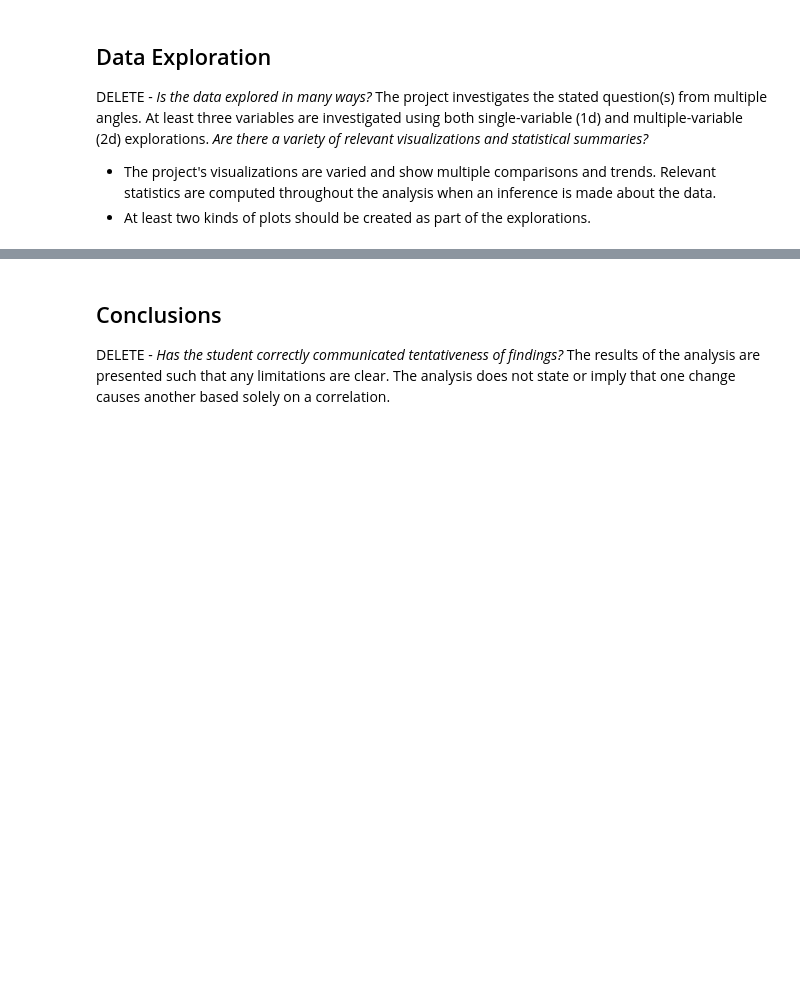
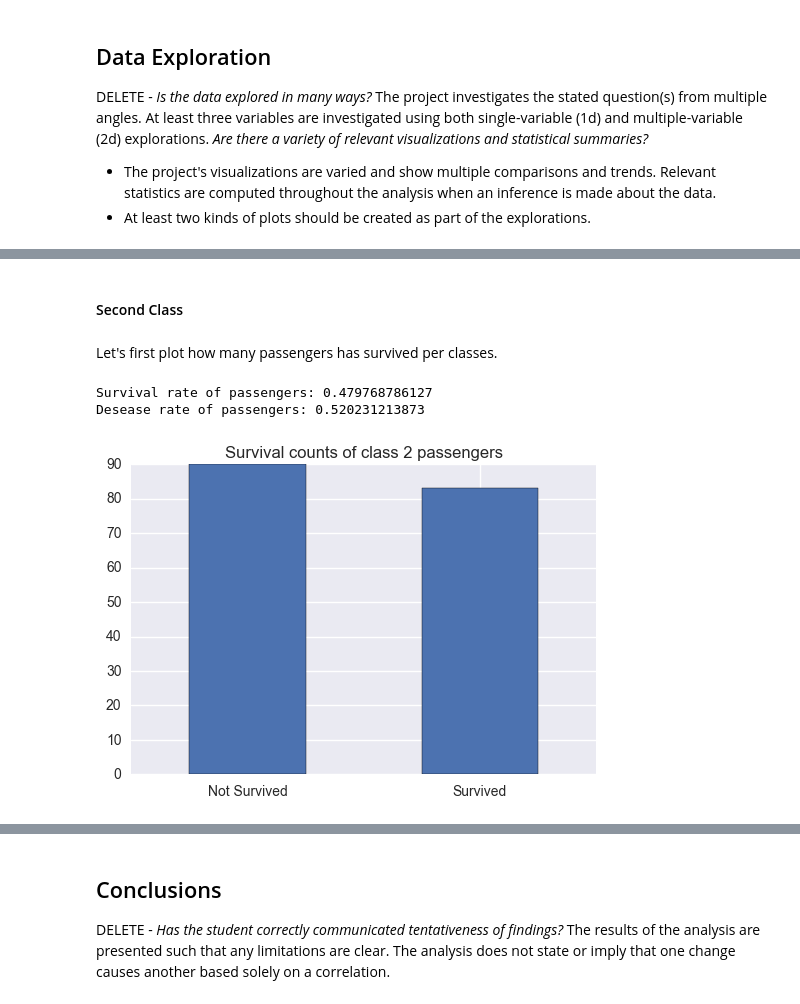
Before and after one commit to ilho-tiger/data-analytics-udacity, a Jupyter notebook: p2/Analysis on Titanic dataset.ipynb, the cells around one changed output, grey strips where cells are left out. Drawn from its saved outputs; the diff is of its cells as text; code cells hidden in the pictures; blank space fills up the shorter version.

```diff
--- a/p2/Analysis on Titanic dataset.ipynb
+++ b/p2/Analysis on Titanic dataset.ipynb
@@ -216,0 +287,11 @@ The project investigates the stated question(s) from multiple angles. At least t
+# %% [markdown]
+#### Second Class
+# %% [markdown]
+Let's first plot how many passengers has survived per classes.
+# %%
+# now we can just call the function defined above
+rates['Second Class'] = getSurvivalStatByClass(2)
+# %% [output]
+Survival rate of passengers: 0.479768786127
+Desease rate of passengers: 0.520231213873
+[figure, added]
```
Also changed, not shown: parts of 24 cells of this notebook, 1 other file.
